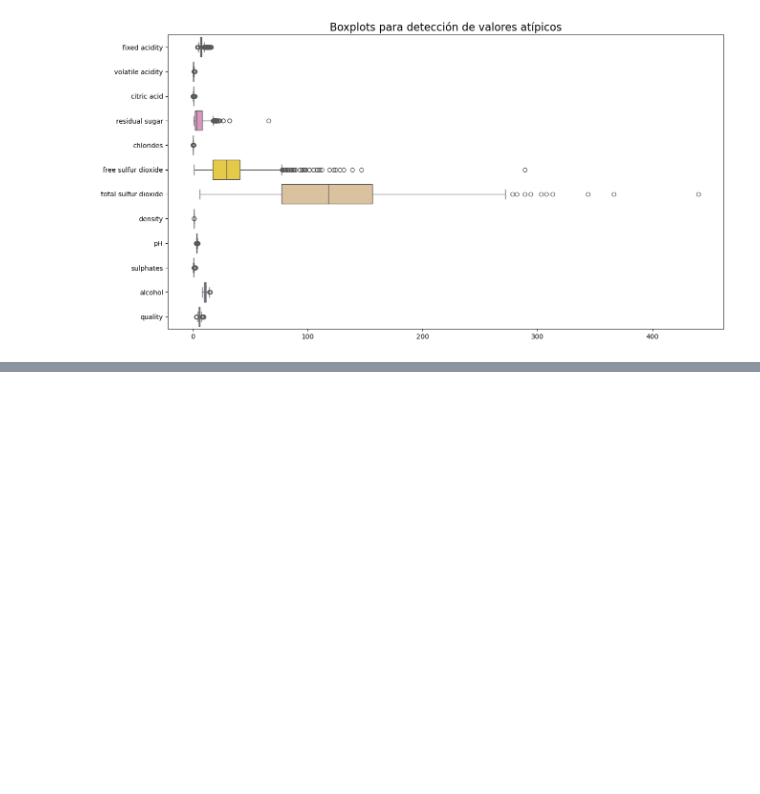
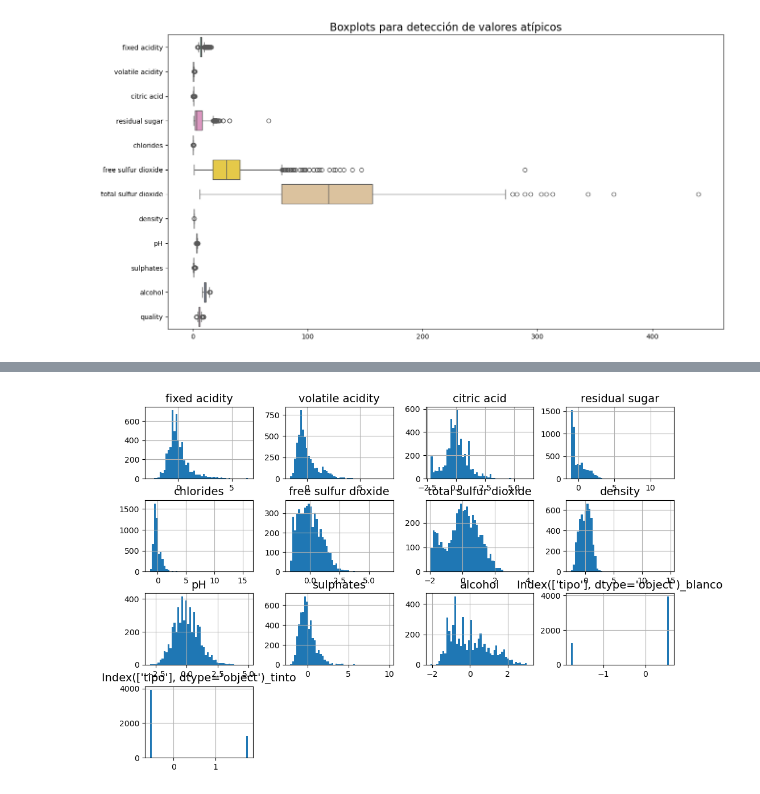
Before and after one commit to LuisDavid01/practica5-6ML, a Jupyter notebook: G7_SC707_Practica5-6_LN.ipynb, the cells around one changed output, grey strips where cells are left out. Cells and saved outputs as stored; diff of their text form; code cells hidden in the pictures; blank space fills up the shorter version.

```diff
--- a/G7_SC707_Practica5-6_LN.ipynb
+++ b/G7_SC707_Practica5-6_LN.ipynb
@@ -203,0 +206,6 @@ for col in vino.columns[:-2]:
+# %%
+from sklearn.model_selection import train_test_split as tts
+#creamos los primeros datasets de prueba y entranamiento
+
+# vino
+vino_train_set, vino_test_set = tts(vino, test_size=0.2, random_state=42)
@@ -203,0 +233,34 @@ for col in vino.columns[:-2]:
+# %%
+from sklearn.preprocessing import StandardScaler, MinMaxScaler, LabelEncoder, OneHotEncoder
+scaler_standard = StandardScaler()
+# Separamos la variable objetivo
+quality_vino = vino_train_set["quality"]
+v_sin_quality = vino_train_set.drop("quality", axis=1)
+#convertimos las variables categoricas a numericas
+# Separate categorical and numerical columns
+categorical_cols = v_sin_quality.select_dtypes(include=['object']).columns
+numerical_cols = v_sin_quality.select_dtypes(exclude=['object']).columns
+# One-hot encode categorical variables
+v_categorical = pd.get_dummies(v_sin_quality['tipo'], prefix=categorical_cols)
+v_numerical = v_sin_quality[numerical_cols]
+# Combine them
+v_procesado = pd.concat([v_numerical, v_categorical], axis=1)
+
+#escalamos los datos
+scaler_standard = StandardScaler()
+v_train_scaled = scaler_standard.fit_transform(v_procesado)
+v_train_scaled = pd.DataFrame(v_train_scaled,
+                              columns=v_procesado.columns,
+                              index=v_processed.index)
+# %%
+plt.rc('font', size=14)
+plt.rc('axes', labelsize=14, titlesize=14)
+plt.rc('legend', fontsize=14)
+plt.rc('xtick', labelsize=10)
+plt.rc('ytick', labelsize=10)
+
+v_train_scaled.hist(bins=50, figsize=(12, 8))
+
+plt.show()
+# %% [output]
+[figure, added]
```
Also changed, not shown: parts of 5 cells of this notebook.
